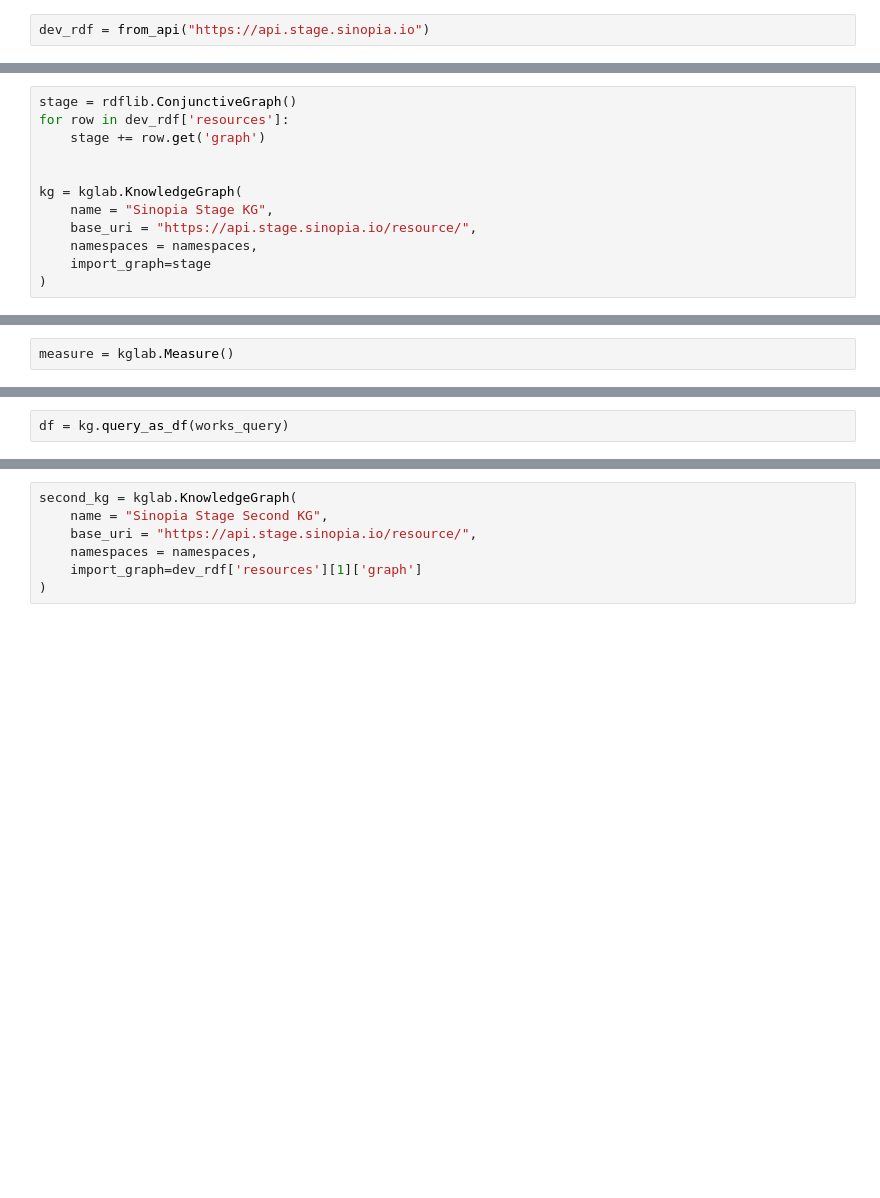
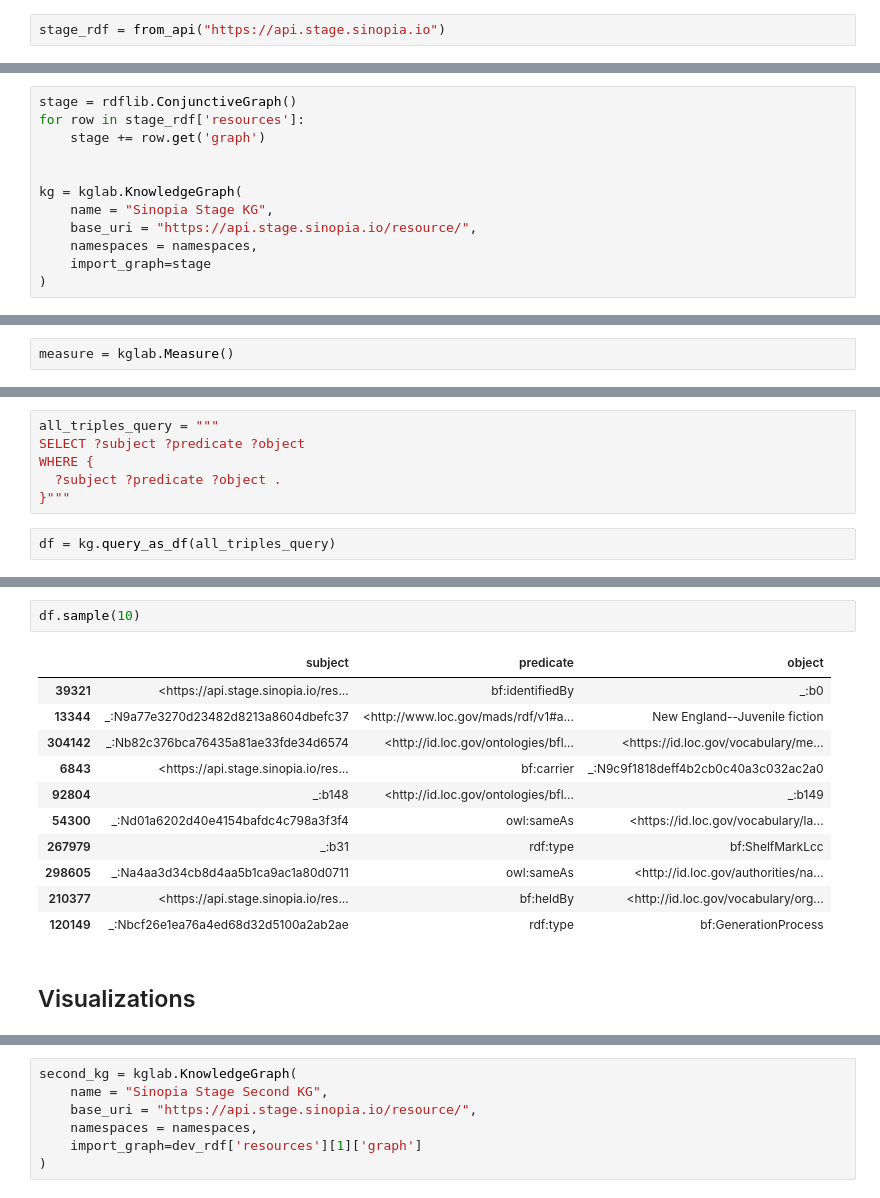
Before and after one commit to LD4P/sinopia_kb, a Jupyter notebook: doc/stage-kg.ipynb, the cells around one changed output, grey strips where cells are left out. Saved outputs shown, nothing was run; the diff lists cells and outputs as text; blank space fills up the shorter version.

Commit message:
Continued work on stage knowledge base

```diff
--- a/doc/stage-kg.ipynb
+++ b/doc/stage-kg.ipynb
@@ -88,5 +104,5 @@ def from_api(api_url: str) -> Dict:
     print(f"\nFinished total time {(end-start).seconds / 60.}")
     return output
 # %%
-dev_rdf = from_api("https://api.stage.sinopia.io")
+stage_rdf = from_api("https://api.stage.sinopia.io")
 # %% [output]
@@ -160,6 +160,6 @@ Subclasses:
 # %%
 stage = rdflib.ConjunctiveGraph()
-for row in dev_rdf['resources']:
+for row in stage_rdf['resources']:
     stage += row.get('graph')
 
 
@@ -194,2 +187,8 @@ work_instance.show('tmp.work_instance.html')
+# %%
+all_triples_query = """
+SELECT ?subject ?predicate ?object
+WHERE {
+  ?subject ?predicate ?object .
+}"""
 # %%
-df = kg.query_as_df(works_query)
+df = kg.query_as_df(all_triples_query)
@@ -209,3 +228,19 @@ memory usage: 7.2+ MB
+# %%
+df.sample(10)
+# %% [output]
+|  | subject | predicate | object |
+| 39321 | <https://api.stage.sinopia.io/res... | bf:identifiedBy | _:b0 |
+| 13344 | _:N9a77e3270d23482d8213a8604dbefc37 | <http://www.loc.gov/mads/rdf/v1#a... | New England--Juvenile fiction |
+| 304142 | _:Nb82c376bca76435a81ae33fde34d6574 | <http://id.loc.gov/ontologies/bfl... | <https://id.loc.gov/vocabulary/me... |
+| 6843 | <https://api.stage.sinopia.io/res... | bf:carrier | _:N9c9f1818deff4b2cb0c40a3c032ac2a0 |
+| 92804 | _:b148 | <http://id.loc.gov/ontologies/bfl... | _:b149 |
+| 54300 | _:Nd01a6202d40e4154bafdc4c798a3f3f4 | owl:sameAs | <https://id.loc.gov/vocabulary/la... |
+| 267979 | _:b31 | rdf:type | bf:ShelfMarkLcc |
+| 298605 | _:Na4aa3d34cb8d4aa5b1ca9ac1a80d0711 | owl:sameAs | <http://id.loc.gov/authorities/na... |
+| 210377 | <https://api.stage.sinopia.io/res... | bf:heldBy | <http://id.loc.gov/vocabulary/org... |
+| 120149 | _:Nbcf26e1ea76a4ed68d32d5100a2ab2ae | rdf:type | bf:GenerationProcess |
+# %% [markdown]
+## Visualizations
 # %%
 subgraph = kglab.SubgraphTensor(kg)
 pyvis_graph = subgraph.build_pyvis_graph(notebook=True)
```
Also changed, not shown: parts of 31 cells of this notebook, 1 other file.
